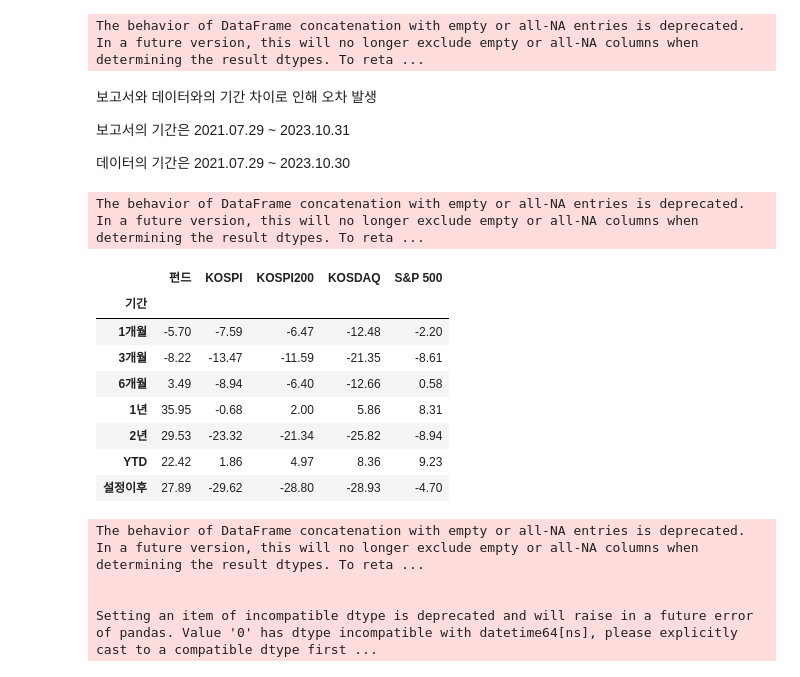
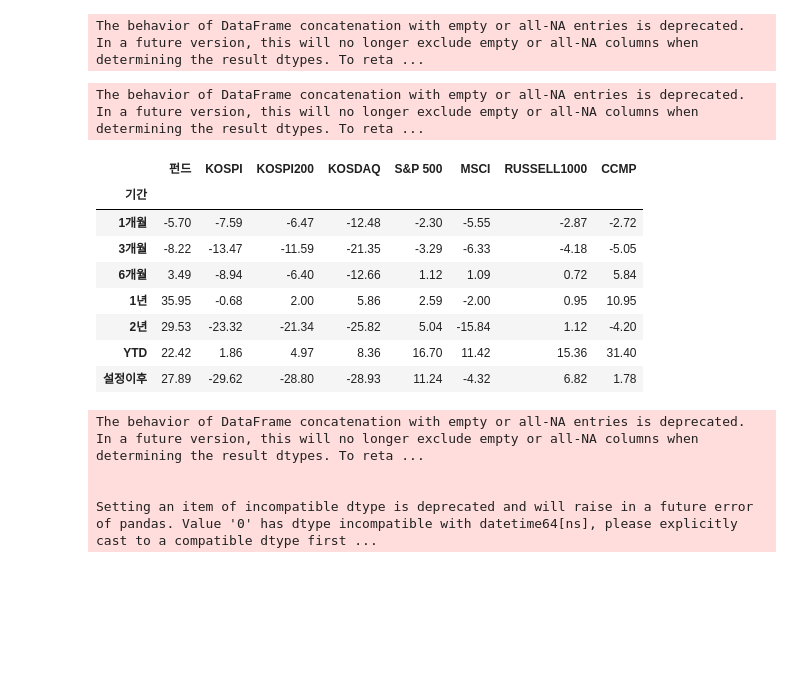
Before and after one commit to haniil/rpa-report-generator2-capstone, a Jupyter notebook: test-notebook.ipynb, the cells around one changed output. Drawn from its saved outputs; the diff is of its cells as text; code cells hidden in the pictures; blank space fills up the shorter version.

```diff
--- a/test-notebook.ipynb
+++ b/test-notebook.ipynb
@@ -42,14 +42,14 @@ def format_date(date):
     date = datetime.strptime(date, '%Y%m%d').strftime('%Y-%m-%d')
     return date
 
-def save_df_to_file(df, file_folder, subject, option, file_memo, file_code,input_date, include_index=True, file_extension='.csv', archive=False, archive_folder='./archive'):
+def save_df_to_file(df, file_folder, subject, currency, file_memo, file_code,input_date, include_index=True, file_extension='.csv', archive=False, archive_folder='./archive'):
     def get_today(form='%Y%m%d'):
         return datetime.now().strftime(form)
     try:
         os.makedirs(file_folder, exist_ok=True)
 
         save_time = get_today()
-        file_name = f'dataset-{subject}-{option}-{file_memo}-code{file_code}-date{input_date}-save{save_time}{file_extension}'
+        file_name = f'dataset-{subject}-{currency}-{file_memo}-code{file_code}-date{input_date}-save{save_time}{file_extension}'
         file_path = os.path.join(file_folder, file_name)
         if os.path.exists(file_path) and archive:
             df_archive = pd.read_csv(file_path)
@@ -70,8 +70,8 @@ class Index:
         self.folder_path = './dataset-index'
                 # date 관련 컬럼명
         self.date_column = '일자'
-        self.index_names = ['CCMP', 'KOSDAQ', 'KOSPI', 'KOSPI200','MSCI', 'RUSSELL1000', 'SPX']
-        self.bbg_index_names = ['CCMP', 'KOSDAQ', 'KOSPI', 'KOSPI2','MSCI', 'RAY', 'SPX']
+        self.index_names = ['CCMP', 'KOSDAQ', 'KOSPI', 'KOSPI200','MSCI', 'RUSSELL1000', 'SPX', 'MSCI KOREA']
+        self.bbg_index_names = ['CCMP', 'KOSDAQ', 'KOSPI', 'KOSPI2','MSCI', 'RAY', 'SPX','MXKR']
 
         # index_df
         self.df_ccmp = None
@@ -81,6 +81,7 @@ class Index:
         self.df_msci = None
         self.df_russell1000 = None
         self.df_spx = None
+        self.df_msci_korea = None
 
         self.open_df_bbg_index_raw()
 
@@ -107,8 +108,12 @@ class Index:
                 # 데이터 처리
                 df[f'{bbg_name} INDEX'] = pd.to_numeric(df[f'{bbg_name} INDEX'], errors='coerce')
                 df = df.dropna(subset=[f'{bbg_name} INDEX']).reset_index(drop=True)
-                df.rename(columns={f'{bbg_name} INDEX': index_name.lower(), 'ticker': self.date_column}, inplace=True)
+                df.rename(columns={f'{bbg_name} INDEX': index_name.upper(), 'ticker': self.date_column}, inplace=True)
 
+                if index_name.upper() == 'SPX':
+                    df.rename(columns={'SPX': 'S&P 500'}, inplace=True)
+                elif index_name.upper() == 'MXKR':
+                    df.rename(columns={'MXKR': 'MSCI KR'}, inplace=True)
                 # 인스턴스 변수에 데이터프레임 할당
                 setattr(self, f'df_{index_name.lower()}', df)
 
@@ -1070,26 +1063,20 @@ p= Perfomance(fund_code="100004", option = 'usd')
 p.get_performance_plot()
 # %% [output]
 The behavior of DataFrame concatenation with empty or all-NA entries is deprecated. In a future version, this will no longer exclude empty or all-NA columns when determining the result dtypes. To reta ...
-# %% [markdown]
-보고서와 데이터와의 기간 차이로 인해 오차 발생
-
-보고서의 기간은 2021.07.29 ~ 2023.10.31
-
-데이터의 기간은 2021.07.29 ~ 2023.10.30
 # %%
-m = M8186(fund_code = '100004',start_date = '2021-07-29',end_date = '2023-10-31')
+m = M8186(fund_code = '100004',end_date = '2023-10-31')
 m.period_cumulative_return()
 # %% [output]
 The behavior of DataFrame concatenation with empty or all-NA entries is deprecated. In a future version, this will no longer exclude empty or all-NA columns when determining the result dtypes. To reta ...
-|  | 펀드 | KOSPI | KOSPI200 | KOSDAQ | S&P 500 |
-| 기간 |  |  |  |  |  |
-| 1개월 | -5.70 | -7.59 | -6.47 | -12.48 | -2.20 |
-| 3개월 | -8.22 | -13.47 | -11.59 | -21.35 | -8.61 |
-| 6개월 | 3.49 | -8.94 | -6.40 | -12.66 | 0.58 |
-| 1년 | 35.95 | -0.68 | 2.00 | 5.86 | 8.31 |
-| 2년 | 29.53 | -23.32 | -21.34 | -25.82 | -8.94 |
-| YTD | 22.42 | 1.86 | 4.97 | 8.36 | 9.23 |
-| 설정이후 | 27.89 | -29.62 | -28.80 | -28.93 | -4.70 |
+|  | 펀드 | KOSPI | KOSPI200 | KOSDAQ | S&P 500 | MSCI | RUSSELL1000 | CCMP |
+| 기간 |  |  |  |  |  |  |  |  |
+| 1개월 | -5.70 | -7.59 | -6.47 | -12.48 | -2.30 | -5.55 | -2.87 | -2.72 |
+| 3개월 | -8.22 | -13.47 | -11.59 | -21.35 | -3.29 | -6.33 | -4.18 | -5.05 |
+| 6개월 | 3.49 | -8.94 | -6.40 | -12.66 | 1.12 | 1.09 | 0.72 | 5.84 |
+| 1년 | 35.95 | -0.68 | 2.00 | 5.86 | 2.59 | -2.00 | 0.95 | 10.95 |
+| 2년 | 29.53 | -23.32 | -21.34 | -25.82 | 5.04 | -15.84 | 1.12 | -4.20 |
+| YTD | 22.42 | 1.86 | 4.97 | 8.36 | 16.70 | 11.42 | 15.36 | 31.40 |
+| 설정이후 | 27.89 | -29.62 | -28.80 | -28.93 | 11.24 | -4.32 | 6.82 | 1.78 |
 # %%
 m.investment_performance()
 # %% [output]
```
Also changed, not shown: parts of 27 cells of this notebook.
